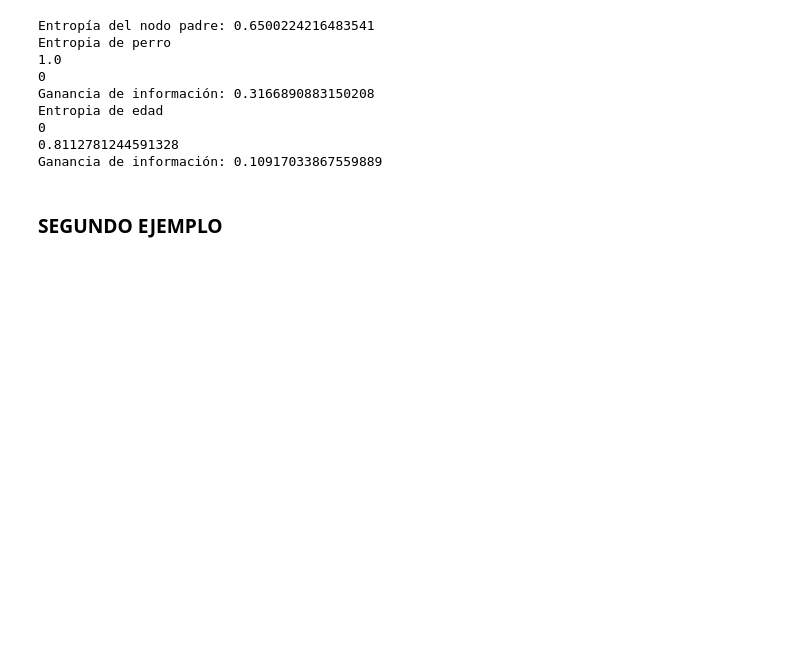
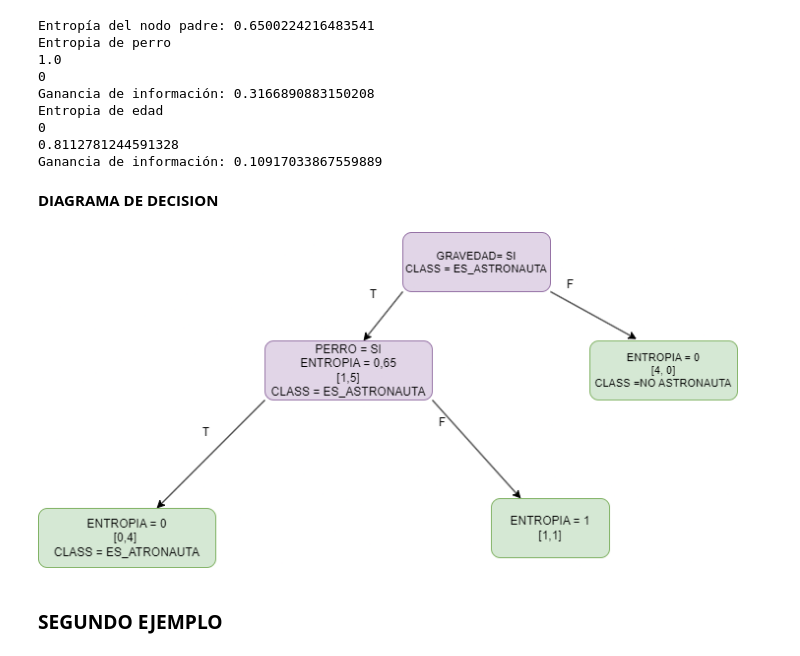
Before and after one commit to luis27diego/Aprendizaje-Maquinal, a Jupyter notebook: AM_ArbolesDecision/ArbolesDeDecision.ipynb, the cells around one changed output. Drawn from its saved outputs; the diff is of its cells as text; code cells hidden in the pictures; blank space fills up the shorter version.

Commit message:
Modifiacion de funcion covertir_a_probabilidad y algunas probabilidades + agregacion de diagrama de decision de los ejemplos
Co-authored-by: Luis Alberto Rodriguez  <LuisRodriguezzz>

```diff
--- a/AM_ArbolesDecision/ArbolesDeDecision.ipynb
+++ b/AM_ArbolesDecision/ArbolesDeDecision.ipynb
@@ -420,6 +406,12 @@ Entropia de edad
 0
 0.8112781244591328
 Ganancia de información: 0.10917033867559889
+# %% [markdown]
+**DIAGRAMA DE DECISION**
+# %%
+display(Image(filename='./2_imagenes/ejemplo1.drawio.png', width=700))
+# %% [output]
+[figure, added]
 # %% [markdown]
 ### **SEGUNDO EJEMPLO**
 # %% [markdown]
```
Also changed, not shown: parts of 10 cells of this notebook, 2 other files.
